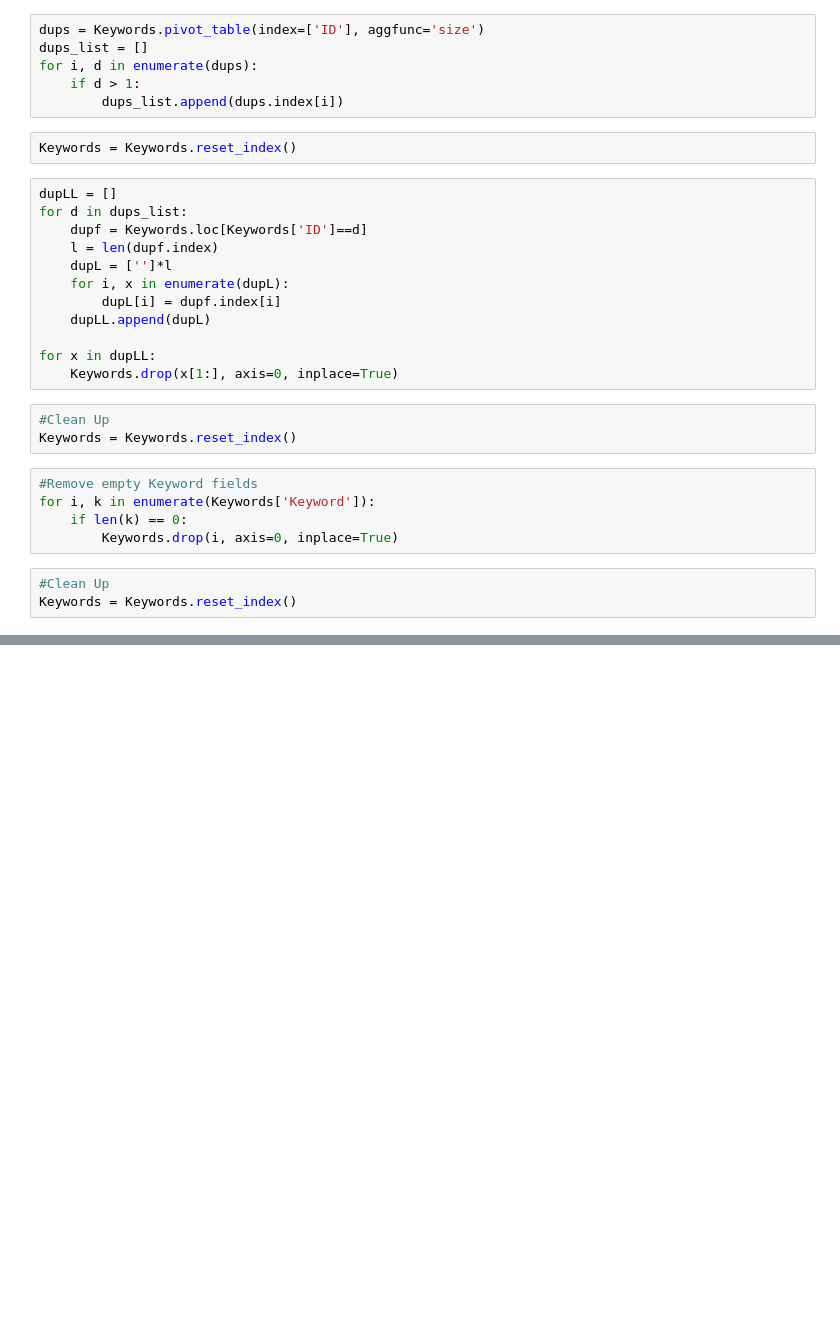
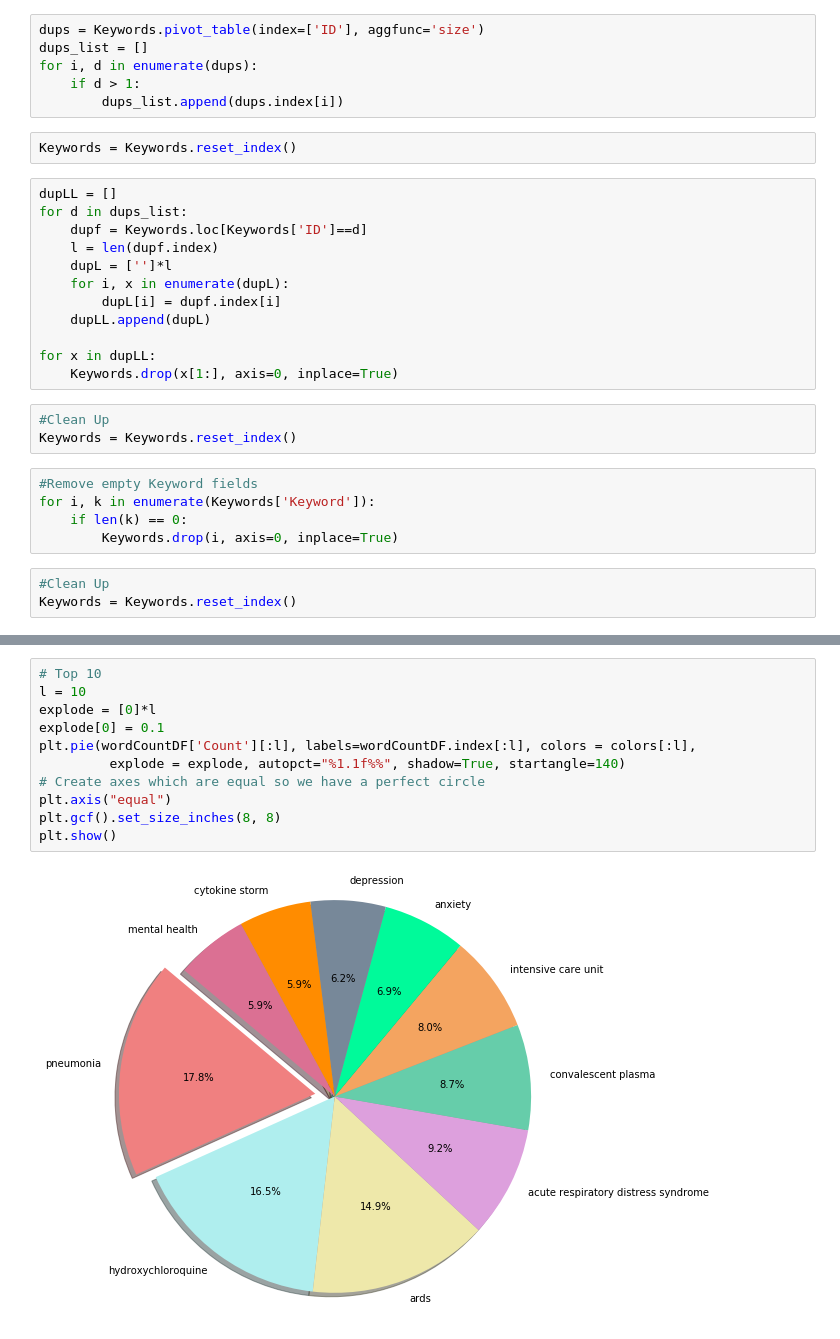
Before and after one commit to nick-nasse/pyd-pyper, a Jupyter notebook: COVID_DATE.ipynb, the cells around one changed output, grey strips where cells are left out. Drawn from its saved outputs; the diff is of its cells as text; blank space fills up the shorter version.

```diff
--- a/COVID_DATE.ipynb
+++ b/COVID_DATE.ipynb
@@ -448,0 +501,13 @@ wordCountDF.head(50)
+# %%
+# Top 10
+l = 10
+explode = [0]*l
+explode[0] = 0.1
+plt.pie(wordCountDF['Count'][:l], labels=wordCountDF.index[:l], colors = colors[:l],
+         explode = explode, autopct="%1.1f%%", shadow=True, startangle=140)
+# Create axes which are equal so we have a perfect circle
+plt.axis("equal")
+plt.gcf().set_size_inches(8, 8)
+plt.show()
+# %% [output]
+[figure, added]
```
Also changed, not shown: parts of 19 cells of this notebook.
